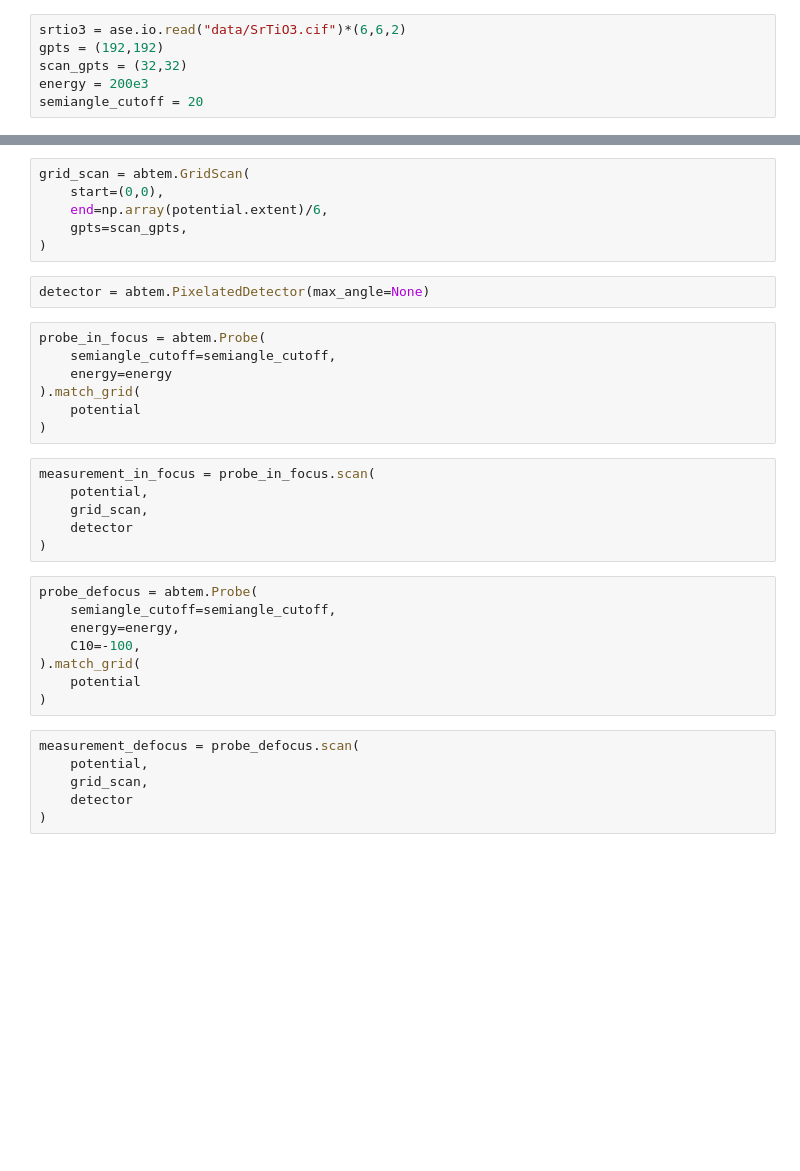
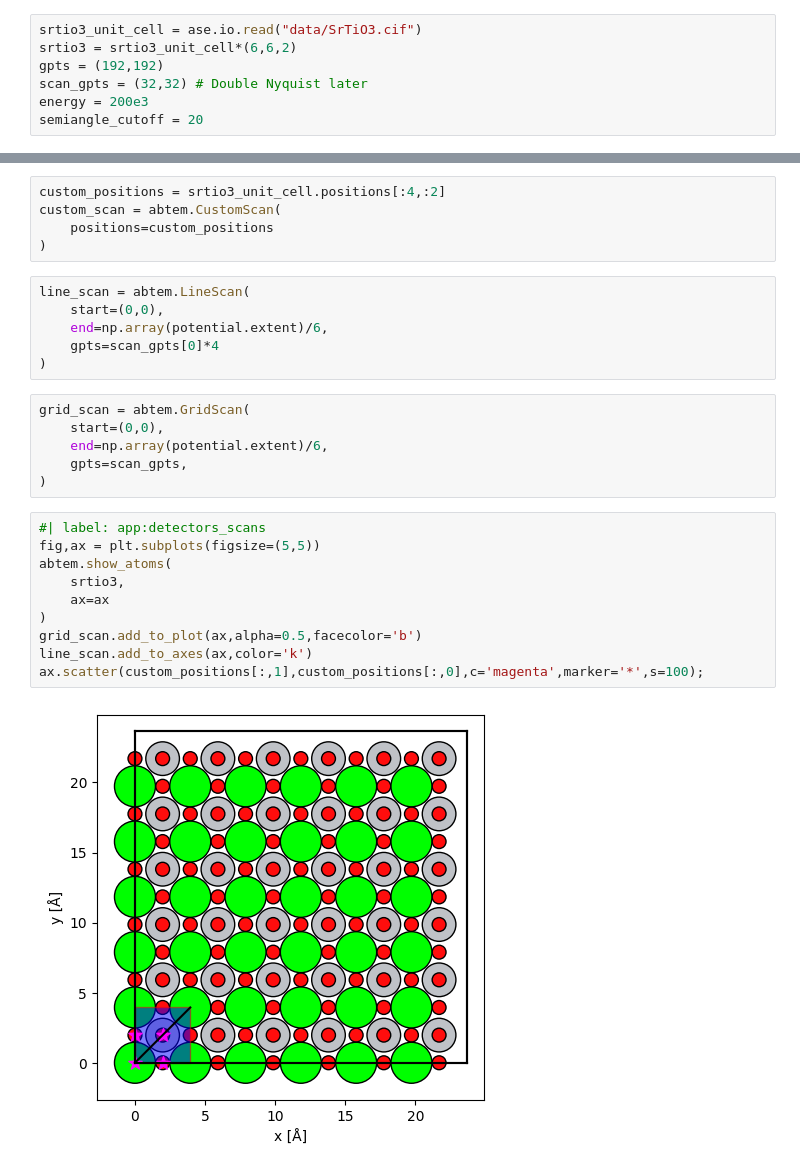
Before and after one commit to gvarnavi/apmc2025-4dstem-workshop, a Jupyter notebook: notebooks/08.1.detectors-sto.ipynb, the cells around one changed output, grey strips where cells are left out. Drawn from its saved outputs; the diff is of its cells as text; blank space fills up the shorter version.

Commit message:
add scan and phonons notebooks

```diff
--- a/notebooks/08.1.detectors-sto.ipynb
+++ b/notebooks/08.1.detectors-sto.ipynb
@@ -9,7 +21,8 @@ abtem.config.set({"dask.lazy":False});
 # %%
-srtio3 = ase.io.read("data/SrTiO3.cif")*(6,6,2)
+srtio3_unit_cell = ase.io.read("data/SrTiO3.cif")
+srtio3 = srtio3_unit_cell*(6,6,2)
 gpts = (192,192)
-scan_gpts = (32,32)
+scan_gpts = (32,32) # Double Nyquist later
 energy = 200e3
 semiangle_cutoff = 20
 # %%
@@ -23,35 +45,29 @@ potential = abtem.Potential(
+# %%
+custom_positions = srtio3_unit_cell.positions[:4,:2]
+custom_scan = abtem.CustomScan(
+    positions=custom_positions
+)
+# %%
+line_scan = abtem.LineScan(
+    start=(0,0),
+    end=np.array(potential.extent)/6,
+    gpts=scan_gpts[0]*4
+)
 # %%
 grid_scan = abtem.GridScan(
     start=(0,0),
     end=np.array(potential.extent)/6,
     gpts=scan_gpts,
 )
-# %%
-detector = abtem.PixelatedDetector(max_angle=None)
-# %%
-probe_in_focus = abtem.Probe(
-    semiangle_cutoff=semiangle_cutoff,
-    energy=energy
-).match_grid(
-    potential
-)
-# %%
-measurement_in_focus = probe_in_focus.scan(
-    potential,
-    grid_scan,
-    detector
-)
-# %%
-probe_defocus = abtem.Probe(
-    semiangle_cutoff=semiangle_cutoff,
-    energy=energy,
-    C10=-100,
-).match_grid(
-    potential
-)
-# %%
-measurement_defocus = probe_defocus.scan(
-    potential,
-    grid_scan,
-    detector
-)
+# %%
+#| label: app:detectors_scans
+fig,ax = plt.subplots(figsize=(5,5))
+abtem.show_atoms(
+    srtio3,
+    ax=ax
+)
+grid_scan.add_to_plot(ax,alpha=0.5,facecolor='b')
+line_scan.add_to_axes(ax,color='k')
+ax.scatter(custom_positions[:,1],custom_positions[:,0],c='magenta',marker='*',s=100);
+# %% [output]
+[figure, added]
```
Also changed, not shown: parts of 28 cells of this notebook, 4 other files.
